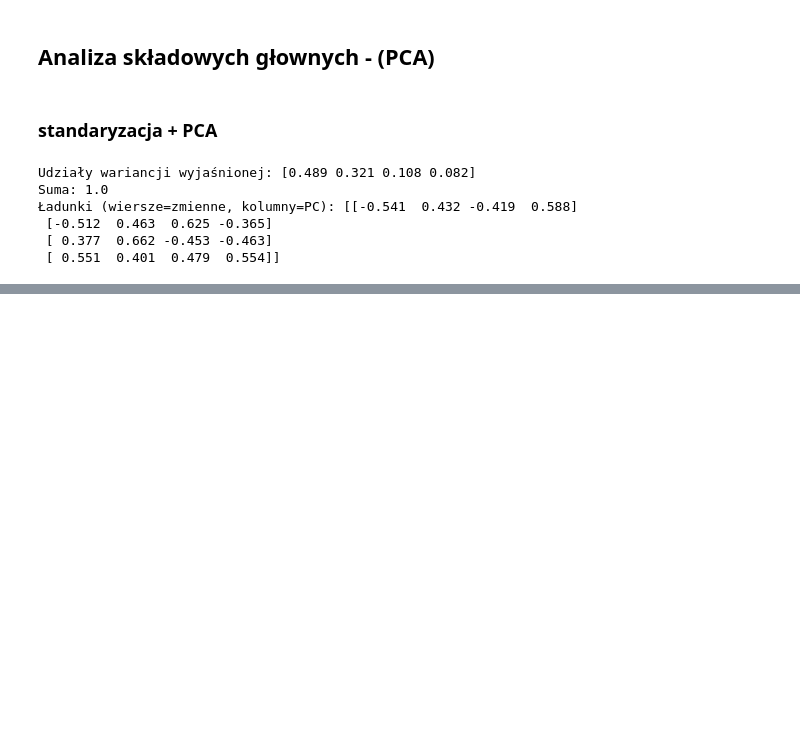
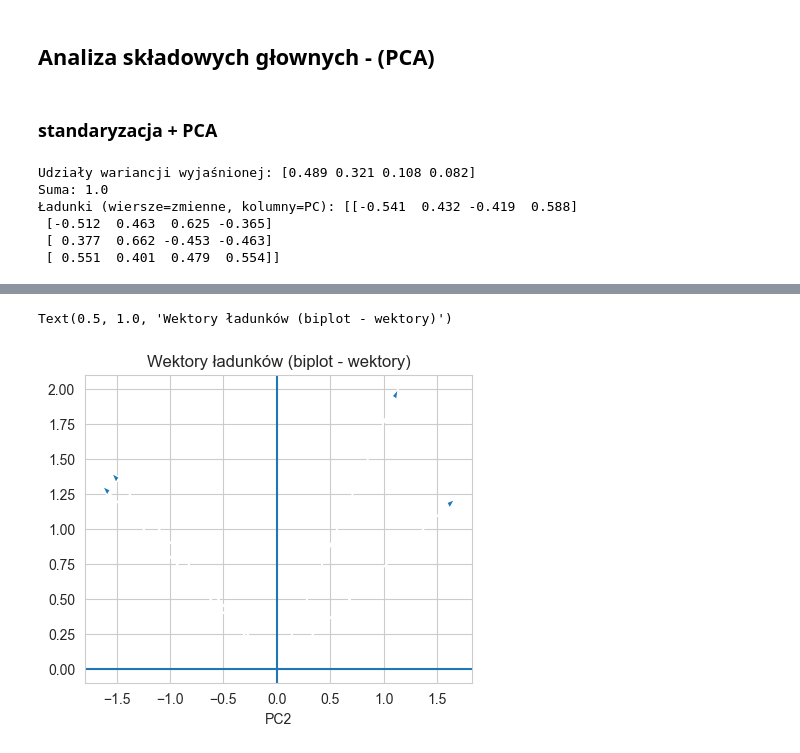
Before and after one commit to rajkonkret/PythonProjectAnaliza-20-10-2025, a Jupyter notebook: cwiczenia11.ipynb, the cells around one changed output, grey strips where cells are left out. Saved outputs shown, nothing was run; the diff lists cells and outputs as text; code cells hidden in the pictures; blank space fills up the shorter version.

```diff
--- a/cwiczenia11.ipynb
+++ b/cwiczenia11.ipynb
@@ -118,0 +162,16 @@ Suma: 1.0
+# %%
+plt.figure(figsize=(5, 4))
+plt.axhline(0)  # osie pomocnicze
+plt.axvline(0)
+
+for i, name in enumerate(df.columns):
+    x, y = L[i, 0] * scale, L[i, 1] * scale
+    plt.arrow(0, 0, x, y, head_width=0.05, length_includes_head=True)
+    plt.text=(x*1.05, y*1.05, name)
+
+plt.xlabel("PC1")
+plt.xlabel("PC2")
+plt.title("Wektory ładunków (biplot - wektory)")
+# %% [output]
+Text(0.5, 1.0, 'Wektory ładunków (biplot - wektory)')
+[figure, added]
```
Also changed, not shown: parts of 6 cells of this notebook.
